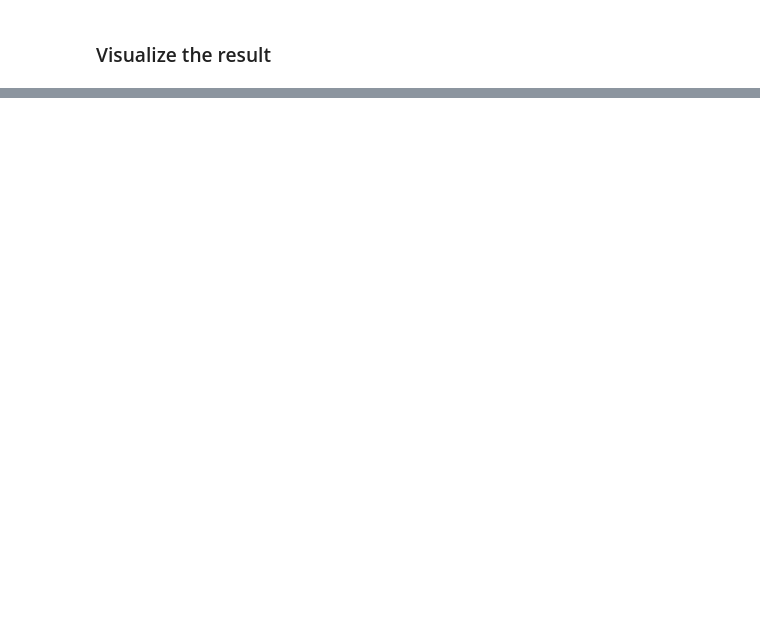
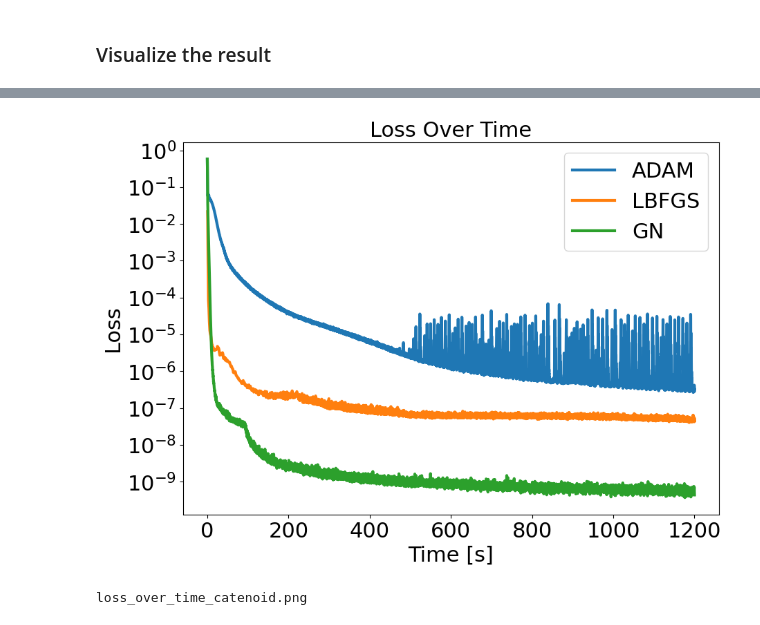
Before and after one commit to JamesAndrewKing/GaussNewtonShapes, a Jupyter notebook: notebooks/catenoid.ipynb, the cells around one changed output, grey strips where cells are left out. Cells and saved outputs as stored; diff of their text form; code cells hidden in the pictures; blank space fills up the shorter version.

```diff
--- a/notebooks/catenoid.ipynb
+++ b/notebooks/catenoid.ipynb
@@ -478,6 +488,46 @@ fig += k3d.points(pts_surface_true.cpu().detach(), point_size=0.05)
 fig.display()
 # %% [output]
 [interactive output not drawn]
+# %%
+import torch
+import matplotlib.pyplot as plt
+
+# Load the loss data
+loss_over_iters_adam = torch.load("loss_over_time_catenoid_adam.pth")
+loss_over_iters_gn = torch.load("loss_over_time_catenoid_gn.pth")
+loss_over_iters_lbfgs = torch.load("loss_over_time_catenoid_lbfgs.pth")
+
+# Extract keys (iterations) and values (losses)
+adam_iterations = list(loss_over_iters_adam.keys())
+adam_values = list(loss_over_iters_adam.values())
+
+gn_iterations = list(loss_over_iters_gn.keys())
+gn_values = list(loss_over_iters_gn.values())
+
+lbfgs_iterations = list(loss_over_iters_lbfgs.keys())
+lbfgs_values = list(loss_over_iters_lbfgs.values())
+
+plt.figure(figsize=(10, 7))
+
+plt.plot(adam_iterations, adam_values, label="ADAM", linewidth=3)
+plt.plot(lbfgs_iterations, lbfgs_values, label="LBFGS", linewidth=3)
+plt.plot(gn_iterations, gn_values, label="GN", linewidth=3)
+
+
+
+plt.semilogy()  # Use logarithmic scale for the y-axis
+plt.xlabel("Time [s]", fontsize=22)
+plt.ylabel("Loss", fontsize=22)
+plt.title("Loss Over Time", fontsize=22)
+plt.legend(fontsize=22, loc="upper right")
+plt.xticks(fontsize=22)
+plt.yticks(np.logspace(start=-9, stop=0, num=10), fontsize=22)
+plt.savefig("a_output.png")
+plt.show()
+print("loss_over_time_catenoid.png")
+# %% [output]
+[figure, added]
+loss_over_time_catenoid.png
 # %%
 import torch
 import matplotlib.pyplot as plt
```
Also changed, not shown: parts of 16 cells of this notebook, 17 other files.
